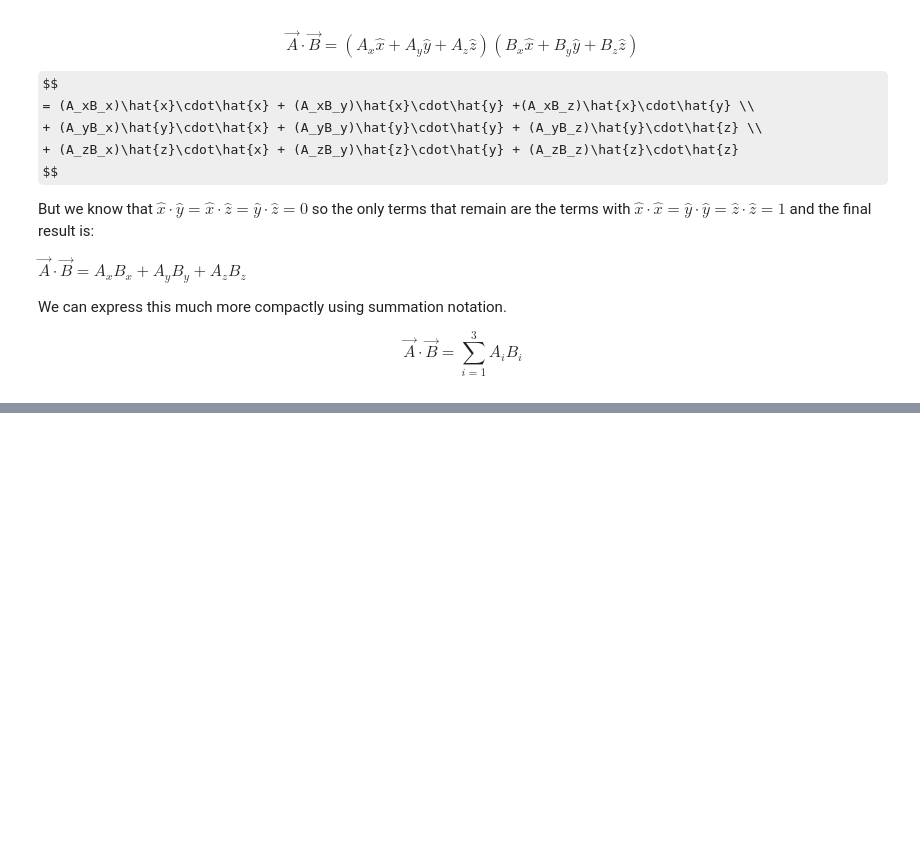
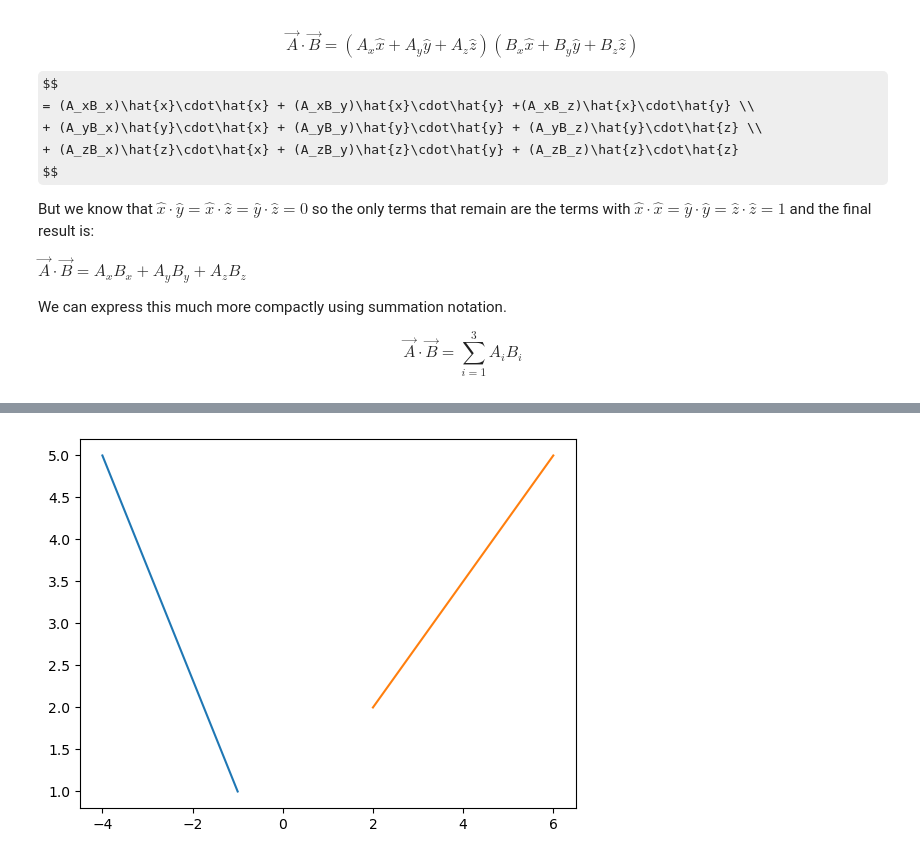
Before and after one commit to Physics-Enjoyer/electrodynamics, a Jupyter notebook: electrodynamics/content/lecture_notes/lecture2.ipynb, the cells around one changed output, grey strips where cells are left out. Cells and saved outputs as stored; diff of their text form; code cells hidden in the pictures; some formulas as TeX source; blank space fills up the shorter version.

```diff
--- a/electrodynamics/content/lecture_notes/lecture2.ipynb
+++ b/electrodynamics/content/lecture_notes/lecture2.ipynb
@@ -323,0 +326,12 @@ $$
+# %%
+Ax = [-4,-1]
+Ay = [5,1]
+Bx = [2,6]
+By = [2,5]
+
+fig, ax = plt.subplots()
+ax.plot(Ax, Ay, label="$\\vec{A}$")
+ax.plot(Bx, By, label="$\\vec{B}$")
+plt.show()
+# %% [output]
+[figure, added]
```
Also changed, not shown: parts of 3 cells of this notebook, 2 other files.
